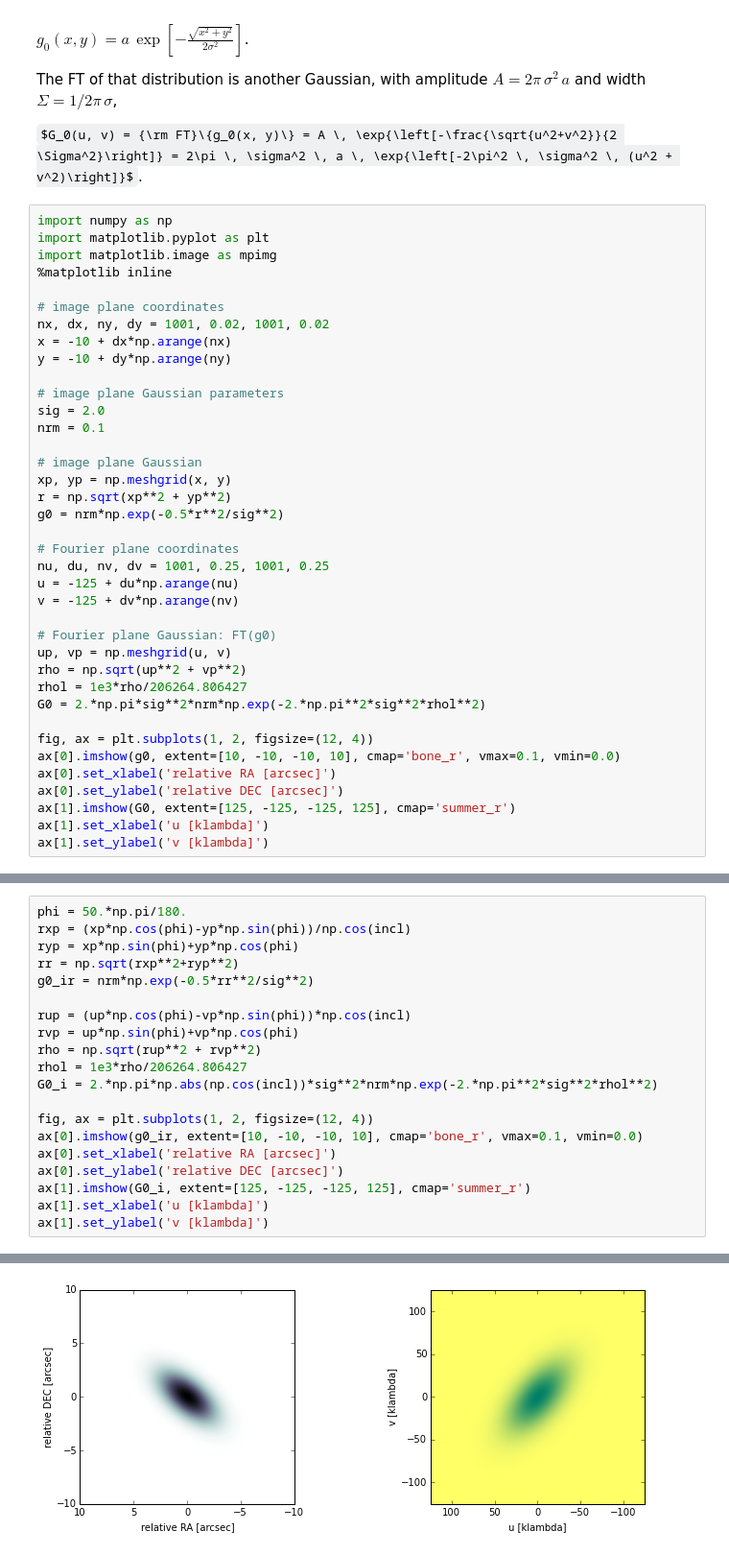
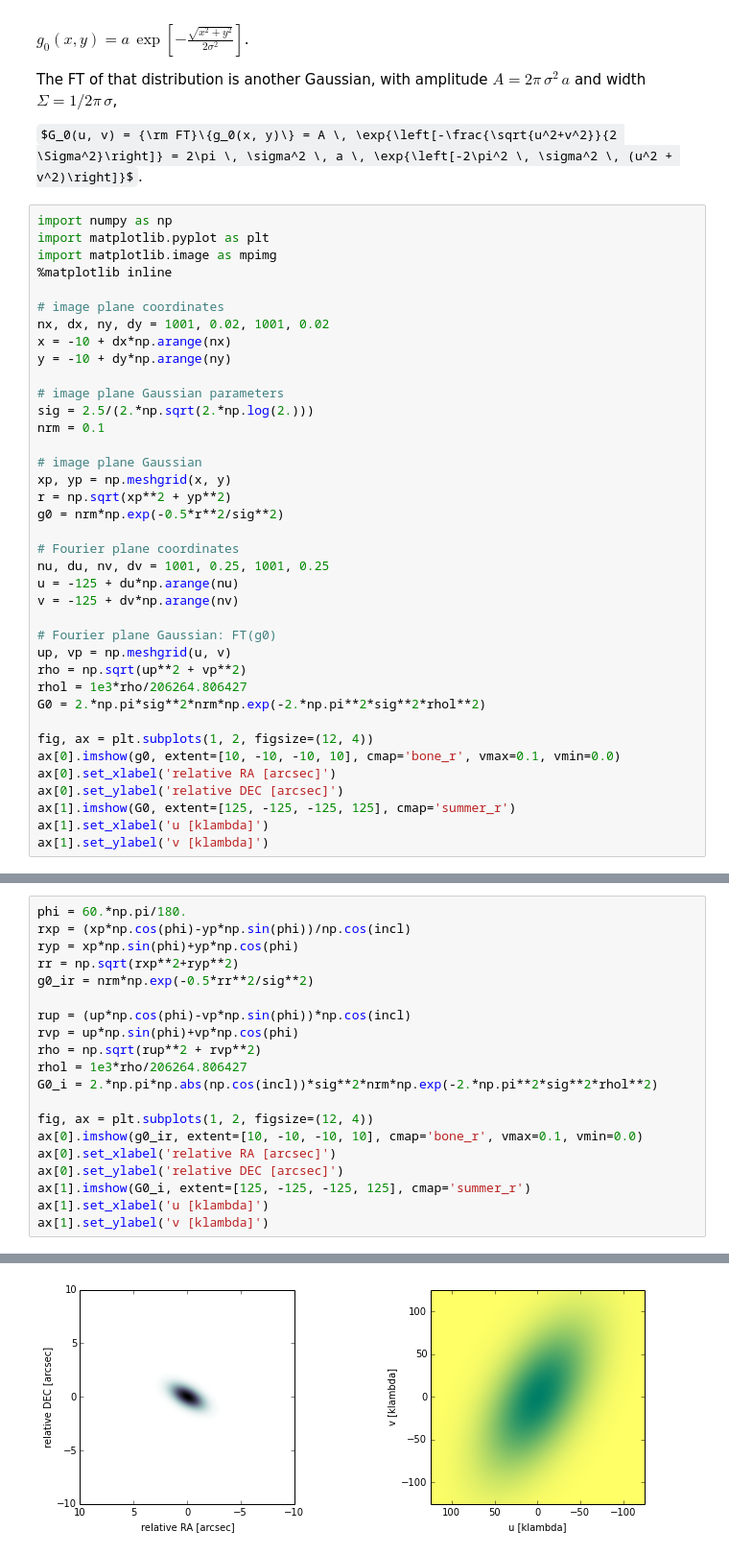
Before and after one commit to seanandrews/D3SB, a Jupyter notebook: projection.ipynb, the cells around one changed output, grey strips where cells are left out. Shown at 96% size. Cells and saved outputs as stored; diff of their text form; some formulas as TeX source.

```diff
--- a/projection.ipynb
+++ b/projection.ipynb
@@ -22,7 +22,7 @@ x = -10 + dx*np.arange(nx)
 y = -10 + dy*np.arange(ny)
 
 # image plane Gaussian parameters
-sig = 2.0
+sig = 2.5/(2.*np.sqrt(2.*np.log(2.)))
 nrm = 0.1
 
 # image plane Gaussian
@@ -85,23 +161,23 @@ ax[1].set_ylabel('v [klambda]')
 # %%
-phi = 50.*np.pi/180.
+phi = 60.*np.pi/180.
 rxp = (xp*np.cos(phi)-yp*np.sin(phi))/np.cos(incl)
 ryp = xp*np.sin(phi)+yp*np.cos(phi)
 rr = np.sqrt(rxp**2+ryp**2)
 g0_ir = nrm*np.exp(-0.5*rr**2/sig**2)
 
 rup = (up*np.cos(phi)-vp*np.sin(phi))*np.cos(incl)
 rvp = up*np.sin(phi)+vp*np.cos(phi)
 rho = np.sqrt(rup**2 + rvp**2)
 rhol = 1e3*rho/206264.806427
 G0_i = 2.*np.pi*np.abs(np.cos(incl))*sig**2*nrm*np.exp(-2.*np.pi**2*sig**2*rhol**2)
 
 fig, ax = plt.subplots(1, 2, figsize=(12, 4))
 ax[0].imshow(g0_ir, extent=[10, -10, -10, 10], cmap='bone_r', vmax=0.1, vmin=0.0)
 ax[0].set_xlabel('relative RA [arcsec]')
 ax[0].set_ylabel('relative DEC [arcsec]')
 ax[1].imshow(G0_i, extent=[125, -125, -125, 125], cmap='summer_r')
 ax[1].set_xlabel('u [klambda]')
 ax[1].set_ylabel('v [klambda]')
 # %% [output]
 <matplotlib.text.Text at 0x...>
-[figure, old version]
+[figure, new version]
```
Also changed, not shown: parts of 13 cells of this notebook, 5 other files.
